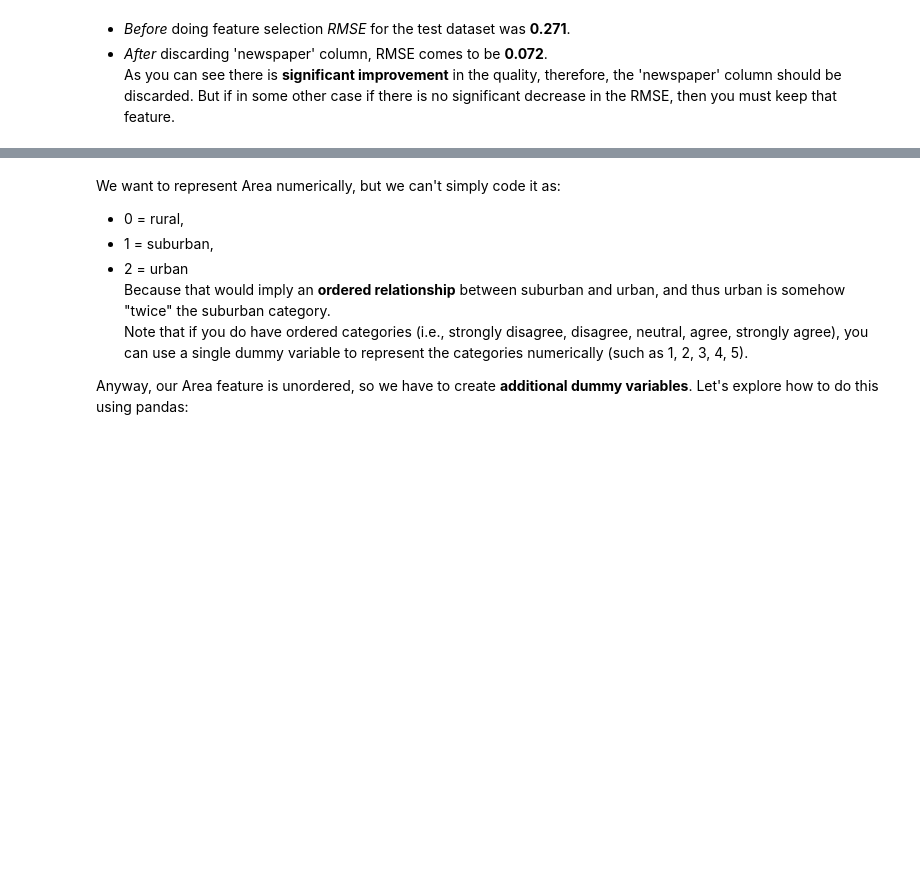
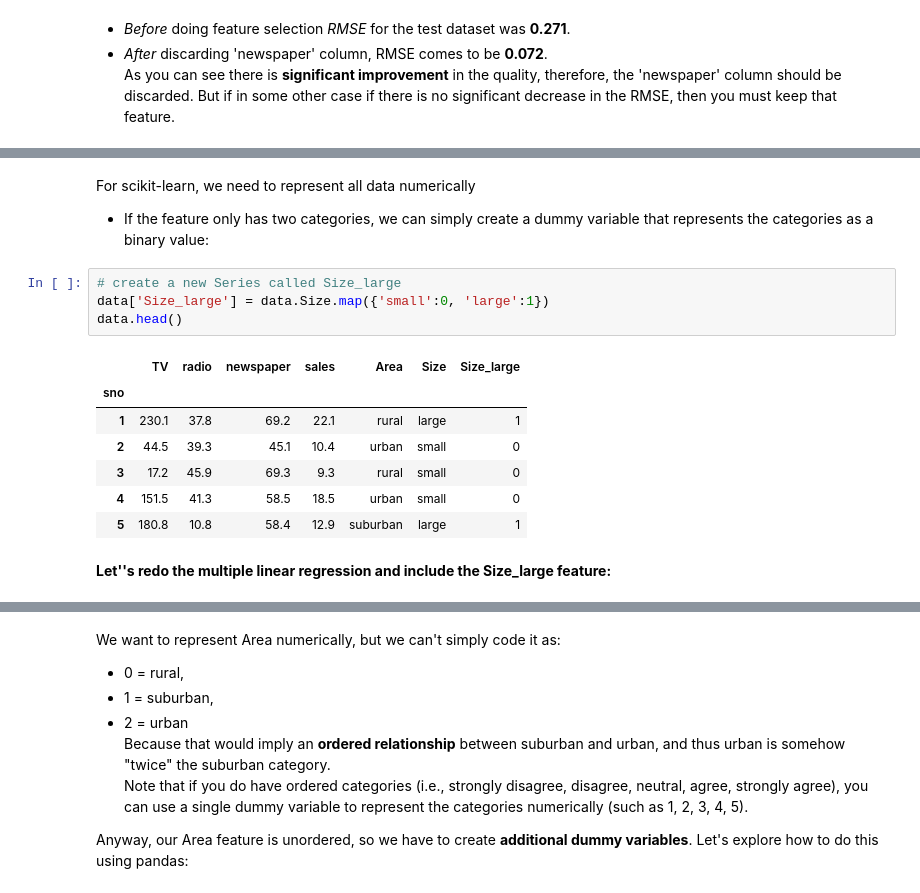
Before and after one commit to TJ-DS/MachineLearning, a Jupyter notebook: LinearRegression/LinearRegression_Examples.ipynb, the cells around one changed output, grey strips where cells are left out. Cells and saved outputs as stored; diff of their text form; blank space fills up the shorter version.

```diff
--- a/LinearRegression/LinearRegression_Examples.ipynb
+++ b/LinearRegression/LinearRegression_Examples.ipynb
@@ -437,0 +899,18 @@ As you can see there is __significant improvement__ in the quality, therefore, t
+# %% [markdown]
+For scikit-learn, we need to represent all data numerically
+
+- If the feature only has two categories, we can simply create a dummy variable that represents the categories as a binary value:
+# %%
+# create a new Series called Size_large
+data['Size_large'] = data.Size.map({'small':0, 'large':1})
+data.head()
+# %% [output]
+|  | TV | radio | newspaper | sales | Area | Size | Size_large |
+| sno |  |  |  |  |  |  |  |
+| 1 | 230.1 | 37.8 | 69.2 | 22.1 | rural | large | 1 |
+| 2 | 44.5 | 39.3 | 45.1 | 10.4 | urban | small | 0 |
+| 3 | 17.2 | 45.9 | 69.3 | 9.3 | rural | small | 0 |
+| 4 | 151.5 | 41.3 | 58.5 | 18.5 | urban | small | 0 |
+| 5 | 180.8 | 10.8 | 58.4 | 12.9 | suburban | large | 1 |
+# %% [markdown]
+__Let''s redo the multiple linear regression and include the Size_large feature:__
```
Also changed, not shown: parts of 49 cells of this notebook, 2 other files.
